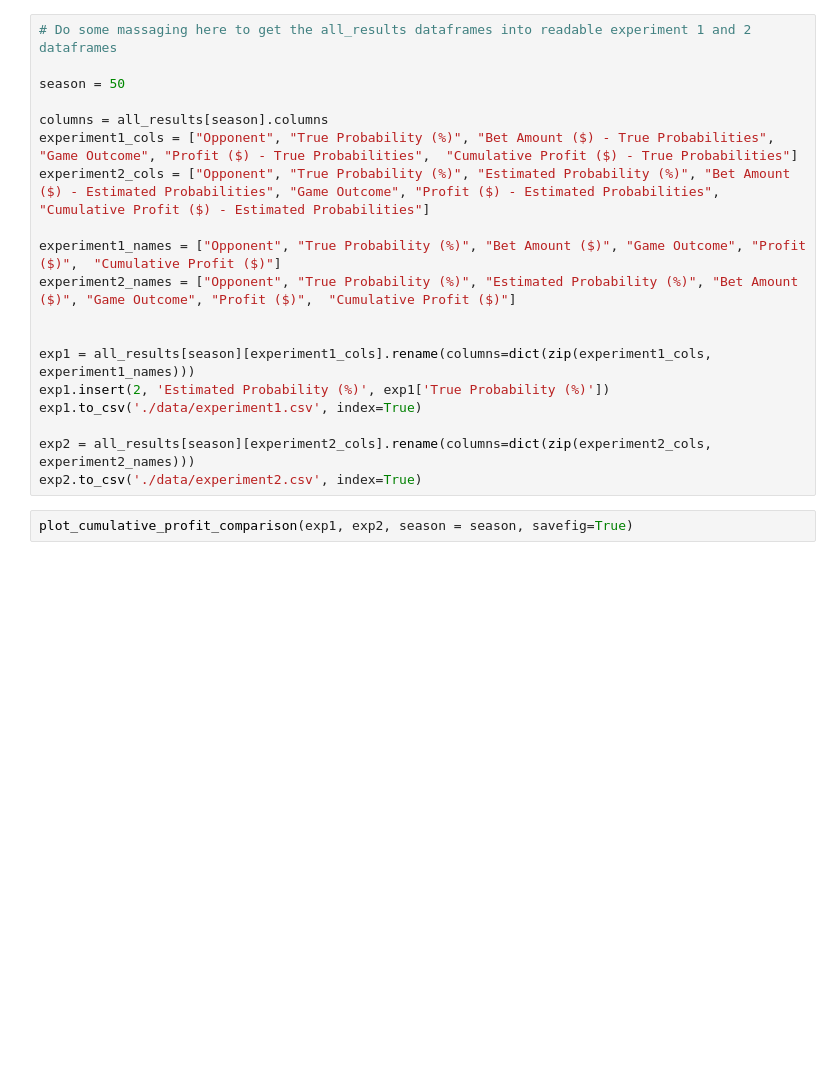
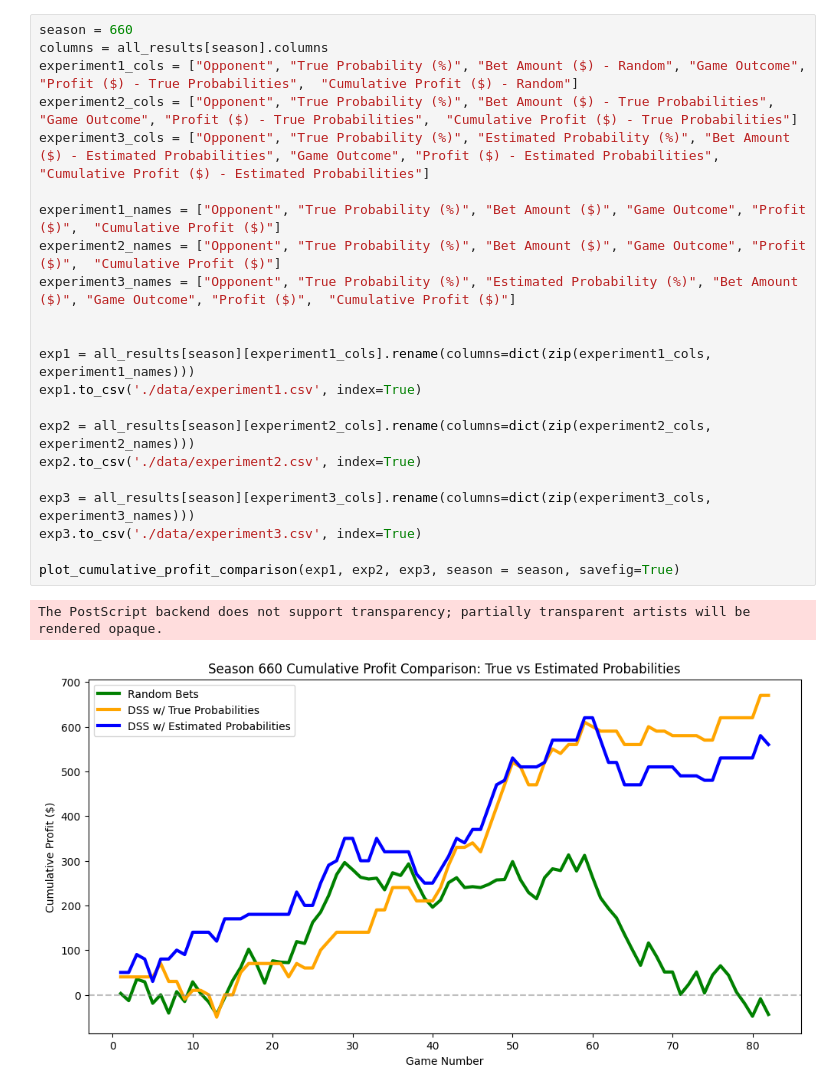
Before and after one commit to bgzimmerman/enso_blog, a Jupyter notebook: blog.ipynb, the cells around one changed output. Cells and saved outputs as stored; diff of their text form; blank space fills up the shorter version.

```diff
--- a/blog.ipynb
+++ b/blog.ipynb
@@ -29,21 +82,25 @@ print(f"Results saved to {csv_filename}")
 # %%
-# Do some massaging here to get the all_results dataframes into readable experiment 1 and 2 dataframes
-
-season = 50
-
+season = 660
 columns = all_results[season].columns
-experiment1_cols = ["Opponent", "True Probability (%)", "Bet Amount ($) - True Probabilities", "Game Outcome", "Profit ($) - True Probabilities",  "Cumulative Profit ($) - True Probabilities"]
-experiment2_cols = ["Opponent", "True Probability (%)", "Estimated Probability (%)", "Bet Amount ($) - Estimated Probabilities", "Game Outcome", "Profit ($) - Estimated Probabilities",  "Cumulative Profit ($) - Estimated Probabilities"]
+experiment1_cols = ["Opponent", "True Probability (%)", "Bet Amount ($) - Random", "Game Outcome", "Profit ($) - True Probabilities",  "Cumulative Profit ($) - Random"]
+experiment2_cols = ["Opponent", "True Probability (%)", "Bet Amount ($) - True Probabilities", "Game Outcome", "Profit ($) - True Probabilities",  "Cumulative Profit ($) - True Probabilities"]
+experiment3_cols = ["Opponent", "True Probability (%)", "Estimated Probability (%)", "Bet Amount ($) - Estimated Probabilities", "Game Outcome", "Profit ($) - Estimated Probabilities",  "Cumulative Profit ($) - Estimated Probabilities"]
 
 experiment1_names = ["Opponent", "True Probability (%)", "Bet Amount ($)", "Game Outcome", "Profit ($)",  "Cumulative Profit ($)"]
-experiment2_names = ["Opponent", "True Probability (%)", "Estimated Probability (%)", "Bet Amount ($)", "Game Outcome", "Profit ($)",  "Cumulative Profit ($)"]
+experiment2_names = ["Opponent", "True Probability (%)", "Bet Amount ($)", "Game Outcome", "Profit ($)",  "Cumulative Profit ($)"]
+experiment3_names = ["Opponent", "True Probability (%)", "Estimated Probability (%)", "Bet Amount ($)", "Game Outcome", "Profit ($)",  "Cumulative Profit ($)"]
 
 
 exp1 = all_results[season][experiment1_cols].rename(columns=dict(zip(experiment1_cols, experiment1_names)))
-exp1.insert(2, 'Estimated Probability (%)', exp1['True Probability (%)'])
 exp1.to_csv('./data/experiment1.csv', index=True)
 
 exp2 = all_results[season][experiment2_cols].rename(columns=dict(zip(experiment2_cols, experiment2_names)))
 exp2.to_csv('./data/experiment2.csv', index=True)
+
+exp3 = all_results[season][experiment3_cols].rename(columns=dict(zip(experiment3_cols, experiment3_names)))
+exp3.to_csv('./data/experiment3.csv', index=True)
+
+plot_cumulative_profit_comparison(exp1, exp2, exp3, season = season, savefig=True)
+# %% [output]
+The PostScript backend does not support transparency; partially transparent artists will be rendered opaque.
+[figure, added]
-# %%
-plot_cumulative_profit_comparison(exp1, exp2, season = season, savefig=True)
```
Also changed, not shown: parts of 5 cells of this notebook, 17 other files.
